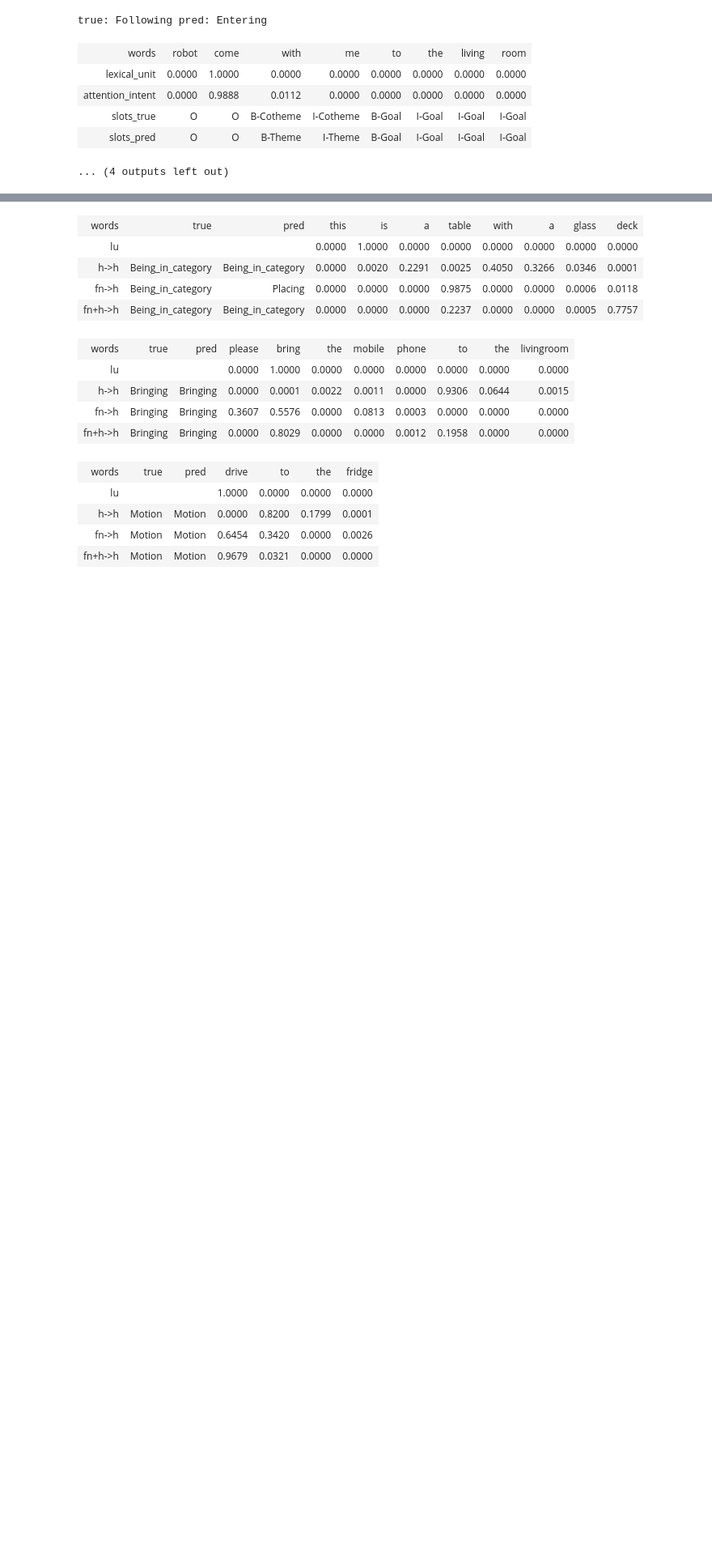
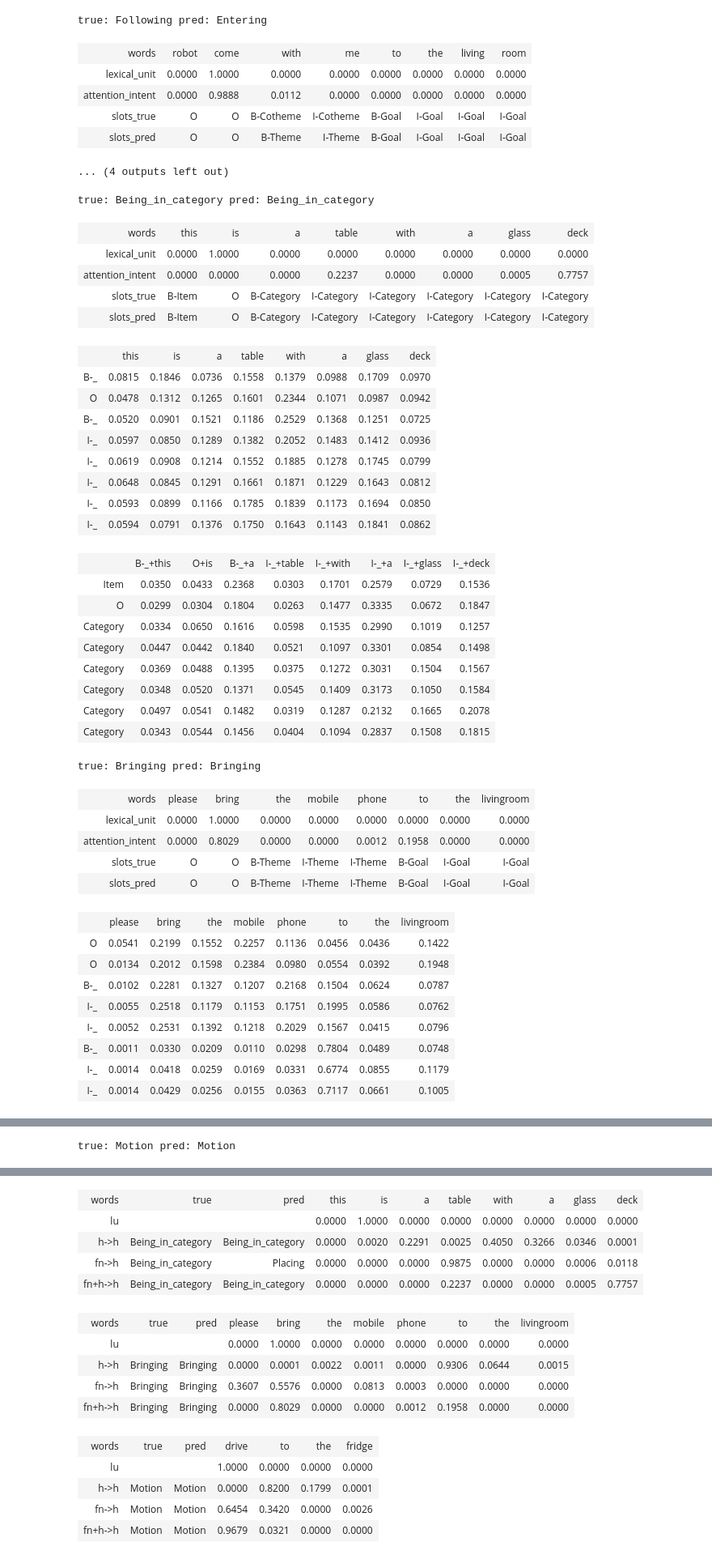
Before and after one commit to kmi-robots/hri-huric-rnn, a Jupyter notebook: notebooks/combination_huric_framenet.ipynb, the cells around one changed output, grey strips where cells are left out. Shown at 81% size. Cells and saved outputs as stored; diff of their text form; code cells hidden in the pictures; blank space fills up the shorter version.

```diff
--- a/notebooks/combination_huric_framenet.ipynb
+++ b/notebooks/combination_huric_framenet.ipynb
@@ -102,3 +102,46 @@ true: Following pred: Entering
 | slots_true | O | O | B-Cotheme | I-Cotheme | B-Goal | I-Goal | I-Goal | I-Goal |
 | slots_pred | O | O | B-Theme | I-Theme | B-Goal | I-Goal | I-Goal | I-Goal |
 ... (4 outputs left out)
+# %%
+# show the attention scores on the three tasks
+utils.display_all(samples_wf, True, True, False)
+# %% [output]
+true: Being_in_category pred: Being_in_category
+| words | this | is | a | table | with | a | glass | deck |
+| lexical_unit | 0.0000 | 1.0000 | 0.0000 | 0.0000 | 0.0000 | 0.0000 | 0.0000 | 0.0000 |
+| attention_intent | 0.0000 | 0.0000 | 0.0000 | 0.2237 | 0.0000 | 0.0000 | 0.0005 | 0.7757 |
+| slots_true | B-Item | O | B-Category | I-Category | I-Category | I-Category | I-Category | I-Category |
+| slots_pred | B-Item | O | B-Category | I-Category | I-Category | I-Category | I-Category | I-Category |
+|  | this | is | a | table | with | a | glass | deck |
+| B-_ | 0.0815 | 0.1846 | 0.0736 | 0.1558 | 0.1379 | 0.0988 | 0.1709 | 0.0970 |
+| O | 0.0478 | 0.1312 | 0.1265 | 0.1601 | 0.2344 | 0.1071 | 0.0987 | 0.0942 |
+| B-_ | 0.0520 | 0.0901 | 0.1521 | 0.1186 | 0.2529 | 0.1368 | 0.1251 | 0.0725 |
+| I-_ | 0.0597 | 0.0850 | 0.1289 | 0.1382 | 0.2052 | 0.1483 | 0.1412 | 0.0936 |
+| I-_ | 0.0619 | 0.0908 | 0.1214 | 0.1552 | 0.1885 | 0.1278 | 0.1745 | 0.0799 |
+| I-_ | 0.0648 | 0.0845 | 0.1291 | 0.1661 | 0.1871 | 0.1229 | 0.1643 | 0.0812 |
+| I-_ | 0.0593 | 0.0899 | 0.1166 | 0.1785 | 0.1839 | 0.1173 | 0.1694 | 0.0850 |
+| I-_ | 0.0594 | 0.0791 | 0.1376 | 0.1750 | 0.1643 | 0.1143 | 0.1841 | 0.0862 |
+|  | B-_+this | O+is | B-_+a | I-_+table | I-_+with | I-_+a | I-_+glass | I-_+deck |
+| Item | 0.0350 | 0.0433 | 0.2368 | 0.0303 | 0.1701 | 0.2579 | 0.0729 | 0.1536 |
+| O | 0.0299 | 0.0304 | 0.1804 | 0.0263 | 0.1477 | 0.3335 | 0.0672 | 0.1847 |
+| Category | 0.0334 | 0.0650 | 0.1616 | 0.0598 | 0.1535 | 0.2990 | 0.1019 | 0.1257 |
+| Category | 0.0447 | 0.0442 | 0.1840 | 0.0521 | 0.1097 | 0.3301 | 0.0854 | 0.1498 |
+| Category | 0.0369 | 0.0488 | 0.1395 | 0.0375 | 0.1272 | 0.3031 | 0.1504 | 0.1567 |
+| Category | 0.0348 | 0.0520 | 0.1371 | 0.0545 | 0.1409 | 0.3173 | 0.1050 | 0.1584 |
+| Category | 0.0497 | 0.0541 | 0.1482 | 0.0319 | 0.1287 | 0.2132 | 0.1665 | 0.2078 |
+| Category | 0.0343 | 0.0544 | 0.1456 | 0.0404 | 0.1094 | 0.2837 | 0.1508 | 0.1815 |
+true: Bringing pred: Bringing
+| words | please | bring | the | mobile | phone | to | the | livingroom |
+| lexical_unit | 0.0000 | 1.0000 | 0.0000 | 0.0000 | 0.0000 | 0.0000 | 0.0000 | 0.0000 |
+| attention_intent | 0.0000 | 0.8029 | 0.0000 | 0.0000 | 0.0012 | 0.1958 | 0.0000 | 0.0000 |
+| slots_true | O | O | B-Theme | I-Theme | I-Theme | B-Goal | I-Goal | I-Goal |
+| slots_pred | O | O | B-Theme | I-Theme | I-Theme | B-Goal | I-Goal | I-Goal |
+|  | please | bring | the | mobile | phone | to | the | livingroom |
+| O | 0.0541 | 0.2199 | 0.1552 | 0.2257 | 0.1136 | 0.0456 | 0.0436 | 0.1422 |
+| O | 0.0134 | 0.2012 | 0.1598 | 0.2384 | 0.0980 | 0.0554 | 0.0392 | 0.1948 |
+| B-_ | 0.0102 | 0.2281 | 0.1327 | 0.1207 | 0.2168 | 0.1504 | 0.0624 | 0.0787 |
+| I-_ | 0.0055 | 0.2518 | 0.1179 | 0.1153 | 0.1751 | 0.1995 | 0.0586 | 0.0762 |
+| I-_ | 0.0052 | 0.2531 | 0.1392 | 0.1218 | 0.2029 | 0.1567 | 0.0415 | 0.0796 |
+| B-_ | 0.0011 | 0.0330 | 0.0209 | 0.0110 | 0.0298 | 0.7804 | 0.0489 | 0.0748 |
+| I-_ | 0.0014 | 0.0418 | 0.0259 | 0.0169 | 0.0331 | 0.6774 | 0.0855 | 0.1179 |
+| I-_ | 0.0014 | 0.0429 | 0.0256 | 0.0155 | 0.0363 | 0.7117 | 0.0661 | 0.1005 |
@@ -104,0 +157 @@ true: Following pred: Entering
+true: Motion pred: Motion
```
Also changed, not shown: parts of 1 cell of this notebook, 4 other files.
